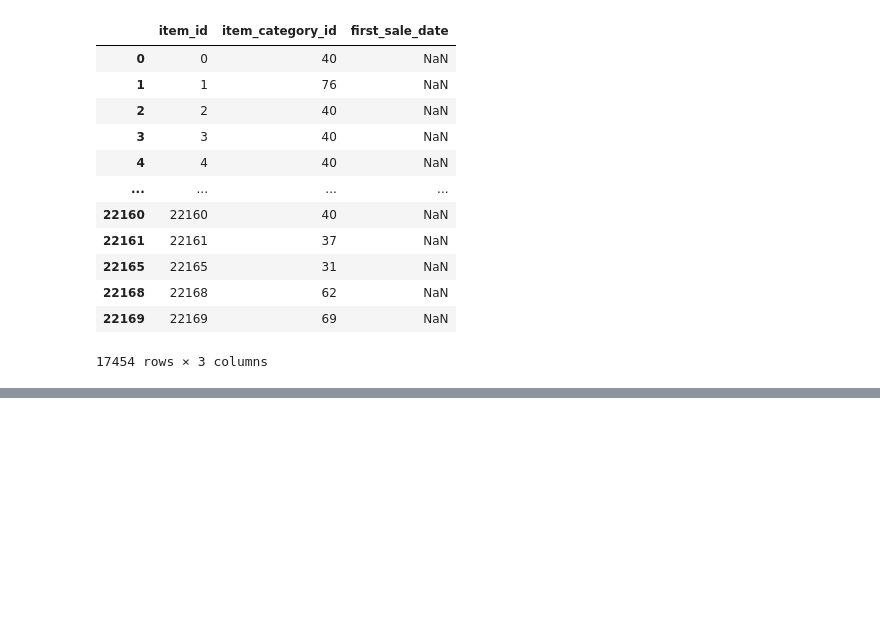
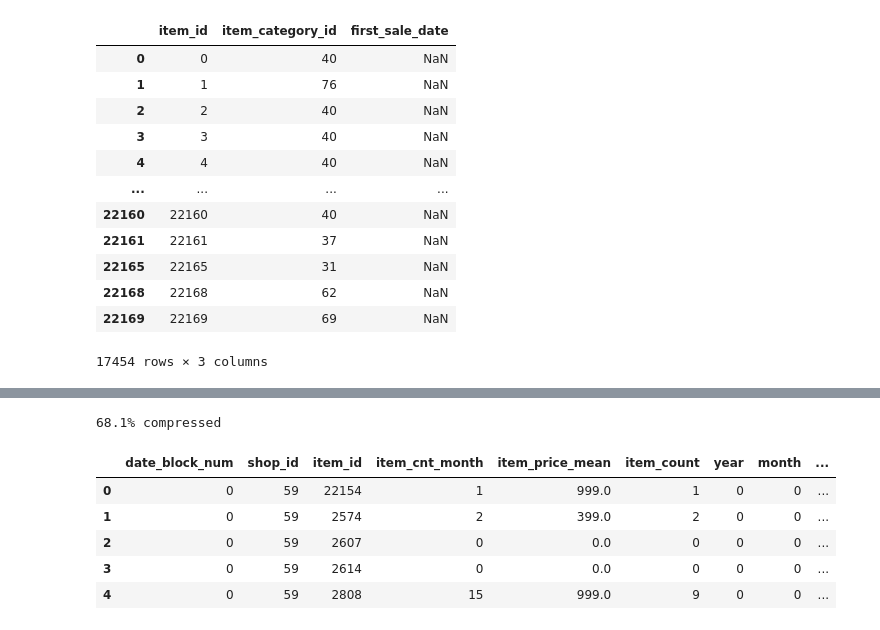
Before and after one commit to ionahu08/StoreSalesForecasting, a Jupyter notebook: Competition/Code/Project_TS_store_sale_prediction.ipynb, the cells around one changed output, grey strips where cells are left out. Drawn from its saved outputs; the diff is of its cells as text; code cells hidden in the pictures; blank space fills up the shorter version.

```diff
--- a/Competition/Code/Project_TS_store_sale_prediction.ipynb
+++ b/Competition/Code/Project_TS_store_sale_prediction.ipynb
@@ -303,0 +418,13 @@ Notes after checking, decide to do 4 things:
+# %%
+# Add a feature for the number of items sold
+group = sales_train.groupby(idx_features).agg({'item_cnt_day': 'count'})
+group = group.reset_index()
+group = group.rename(columns={'item_cnt_day': 'item_count'})
+
+train = train.merge(group, on=idx_features, how='left')
+
+# Garbage collection
+del group, sales_train
+gc.collect()
+
+train.head()
@@ -303,0 +466,24 @@ Notes after checking, decide to do 4 things:
+# %%
+# Merge other data
+all_data = all_data.merge(shops, on='shop_id', how='left')
+all_data = all_data.merge(items, on='item_id', how='left')
+all_data = all_data.merge(item_categories, on='item_category_id', how='left')
+
+# Data downcasting
+all_data = downcast(all_data)
+
+# Garbage collection
+del shops, items, item_categories
+gc.collect();
+# %% [output]
+68.1% compressed
+# %%
+display(all_data.head())
+display(all_data.tail())
+# %% [output]
+|  | date_block_num | shop_id | item_id | item_cnt_month | item_price_mean | item_count | year | month | ... |
+| 0 | 0 | 59 | 22154 | 1 | 999.0 | 1 | 0 | 0 | ... |
+| 1 | 0 | 59 | 2574 | 2 | 399.0 | 2 | 0 | 0 | ... |
+| 2 | 0 | 59 | 2607 | 0 | 0.0 | 0 | 0 | 0 | ... |
+| 3 | 0 | 59 | 2614 | 0 | 0.0 | 0 | 0 | 0 | ... |
+| 4 | 0 | 59 | 2808 | 15 | 999.0 | 9 | 0 | 0 | ... |
```
Also changed, not shown: parts of 20 cells of this notebook.
